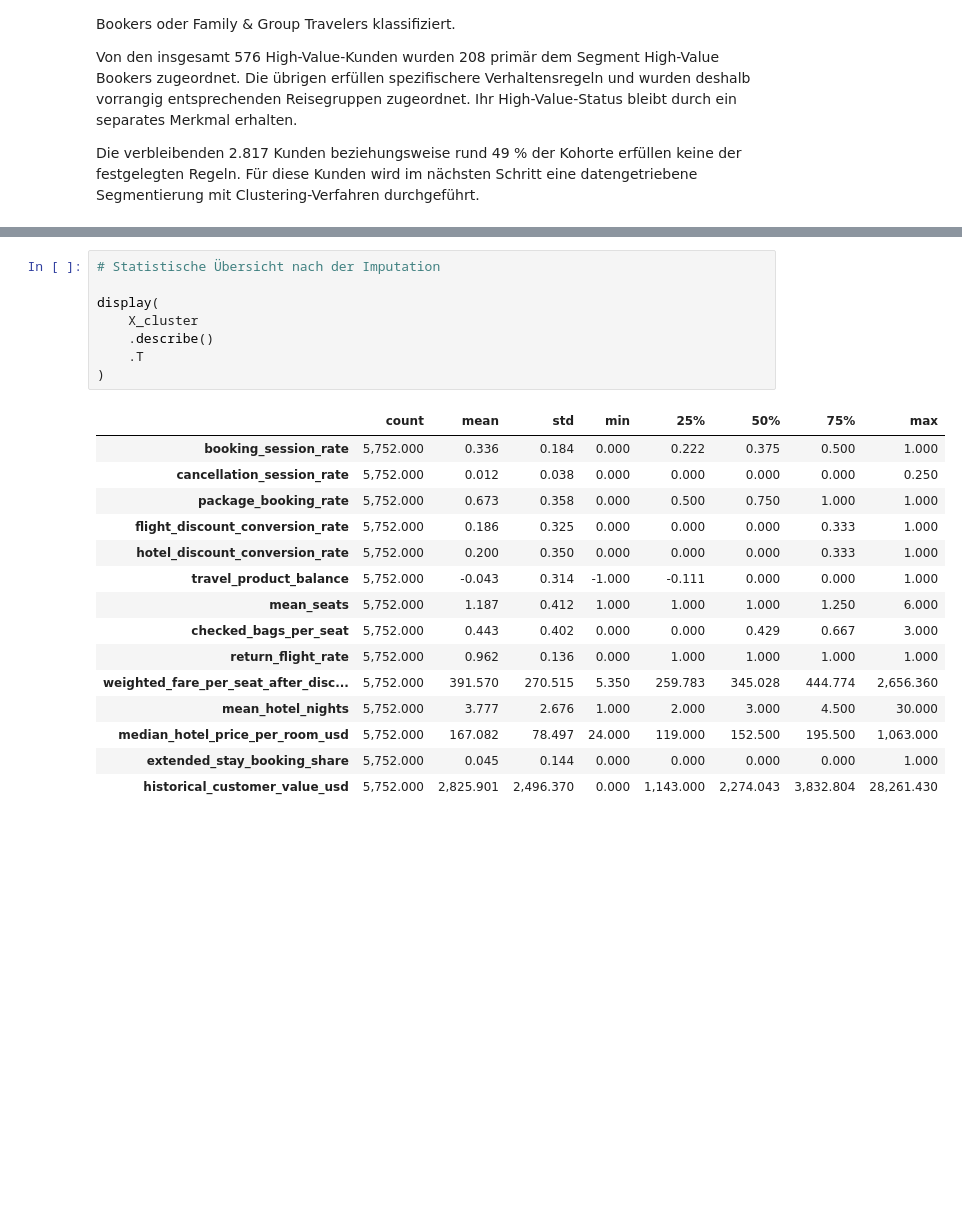
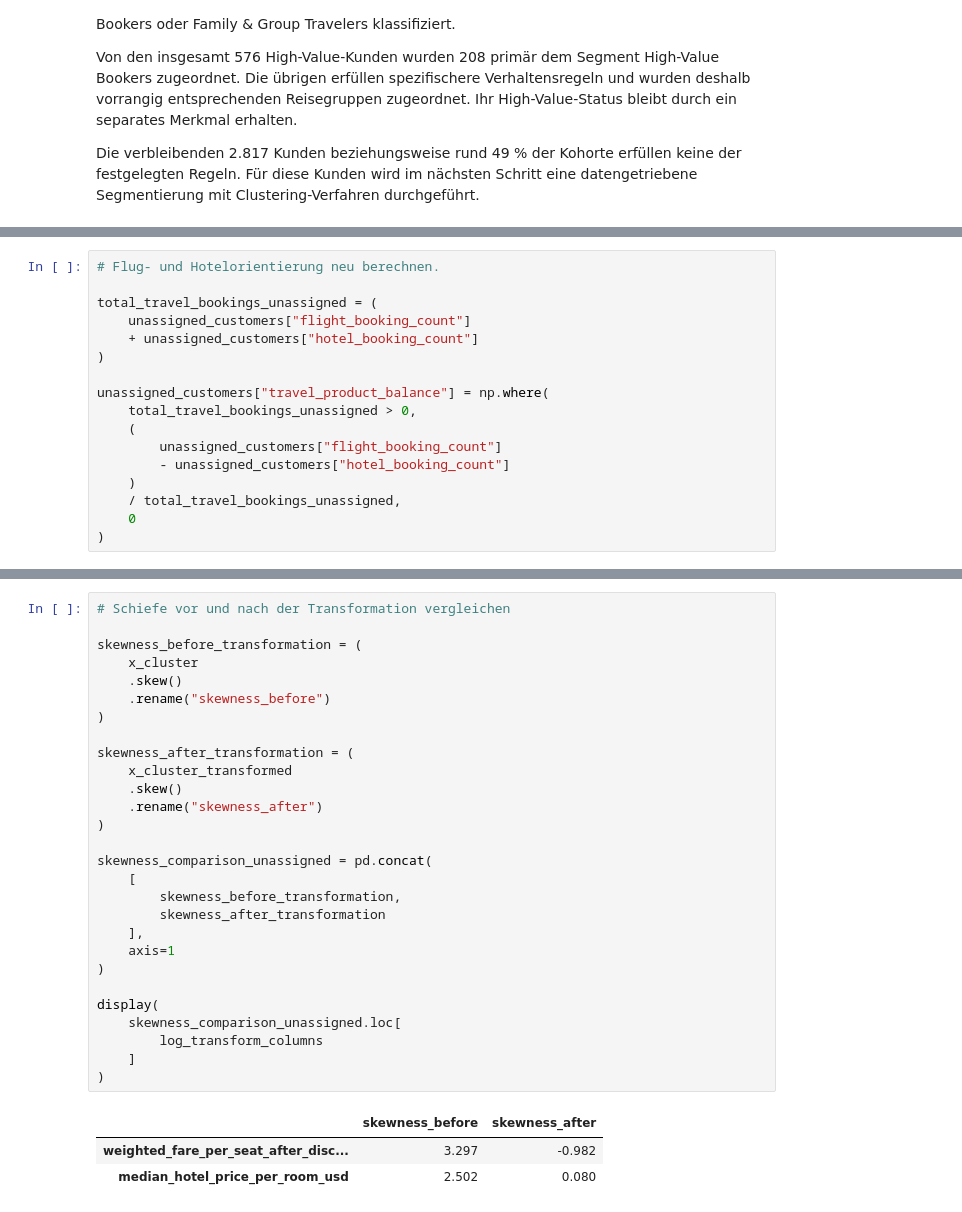
Before and after one commit to norawinkler/traveltide-customer-segmentation, a Jupyter notebook: notebooks/03_customer_segmentation.ipynb, the cells around one changed output, grey strips where cells are left out. Drawn from its saved outputs; the diff is of its cells as text; blank space fills up the shorter version.

Commit message:
Feature Preparation for K-Means

```diff
--- a/notebooks/03_customer_segmentation.ipynb
+++ b/notebooks/03_customer_segmentation.ipynb
@@ -729,3 +689,20 @@ Mögliche Verhaltensmerkmale:
+# %%
+# Flug- und Hotelorientierung neu berechnen.
+
+total_travel_bookings_unassigned = (
+    unassigned_customers["flight_booking_count"]
+    + unassigned_customers["hotel_booking_count"]
+)
+
+unassigned_customers["travel_product_balance"] = np.where(
+    total_travel_bookings_unassigned > 0,
+    (
+        unassigned_customers["flight_booking_count"]
+        - unassigned_customers["hotel_booking_count"]
+    )
+    / total_travel_bookings_unassigned,
+    0
+)
 # %%
 # Vorauswahl potenzieller Clustering-Merkmale
 
@@ -1249,25 +1199,33 @@ Unendliche Werte insgesamt: 0
 # %%
-# Statistische Übersicht nach der Imputation
+# Schiefe vor und nach der Transformation vergleichen
+
+skewness_before_transformation = (
+    x_cluster
+    .skew()
+    .rename("skewness_before")
+)
+
+skewness_after_transformation = (
+    x_cluster_transformed
+    .skew()
+    .rename("skewness_after")
+)
+
+skewness_comparison_unassigned = pd.concat(
+    [
+        skewness_before_transformation,
+        skewness_after_transformation
+    ],
+    axis=1
+)
 
 display(
-    X_cluster
-    .describe()
-    .T
+    skewness_comparison_unassigned.loc[
+        log_transform_columns
+    ]
 )
 # %% [output]
-|  | count | mean | std | min | 25% | 50% | 75% | max |
-| booking_session_rate | 5,752.000 | 0.336 | 0.184 | 0.000 | 0.222 | 0.375 | 0.500 | 1.000 |
-| cancellation_session_rate | 5,752.000 | 0.012 | 0.038 | 0.000 | 0.000 | 0.000 | 0.000 | 0.250 |
-| package_booking_rate | 5,752.000 | 0.673 | 0.358 | 0.000 | 0.500 | 0.750 | 1.000 | 1.000 |
-| flight_discount_conversion_rate | 5,752.000 | 0.186 | 0.325 | 0.000 | 0.000 | 0.000 | 0.333 | 1.000 |
-| hotel_discount_conversion_rate | 5,752.000 | 0.200 | 0.350 | 0.000 | 0.000 | 0.000 | 0.333 | 1.000 |
-| travel_product_balance | 5,752.000 | -0.043 | 0.314 | -1.000 | -0.111 | 0.000 | 0.000 | 1.000 |
-| mean_seats | 5,752.000 | 1.187 | 0.412 | 1.000 | 1.000 | 1.000 | 1.250 | 6.000 |
-| checked_bags_per_seat | 5,752.000 | 0.443 | 0.402 | 0.000 | 0.000 | 0.429 | 0.667 | 3.000 |
-| return_flight_rate | 5,752.000 | 0.962 | 0.136 | 0.000 | 1.000 | 1.000 | 1.000 | 1.000 |
-| weighted_fare_per_seat_after_disc... | 5,752.000 | 391.570 | 270.515 | 5.350 | 259.783 | 345.028 | 444.774 | 2,656.360 |
-| mean_hotel_nights | 5,752.000 | 3.777 | 2.676 | 1.000 | 2.000 | 3.000 | 4.500 | 30.000 |
-| median_hotel_price_per_room_usd | 5,752.000 | 167.082 | 78.497 | 24.000 | 119.000 | 152.500 | 195.500 | 1,063.000 |
-| extended_stay_booking_share | 5,752.000 | 0.045 | 0.144 | 0.000 | 0.000 | 0.000 | 0.000 | 1.000 |
-| historical_customer_value_usd | 5,752.000 | 2,825.901 | 2,496.370 | 0.000 | 1,143.000 | 2,274.043 | 3,832.804 | 28,261.430 |
+|  | skewness_before | skewness_after |
+| weighted_fare_per_seat_after_disc... | 3.297 | -0.982 |
+| median_hotel_price_per_room_usd | 2.502 | 0.080 |
 # %%
```
Also changed, not shown: parts of 69 cells of this notebook.
